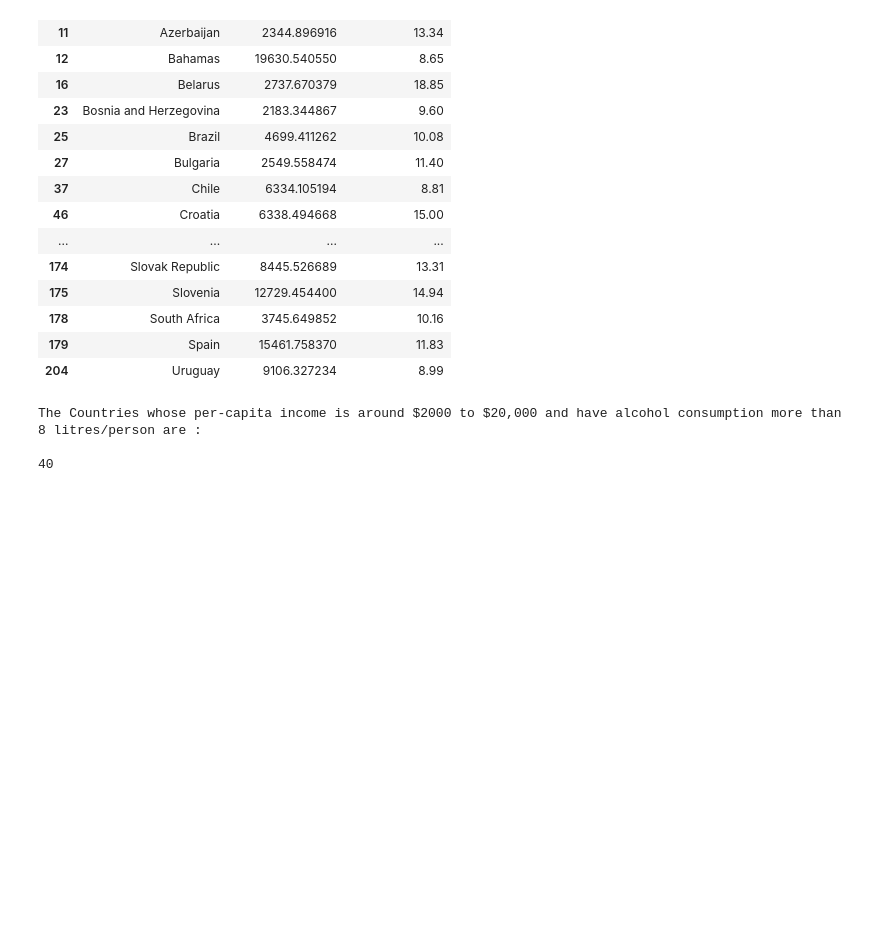
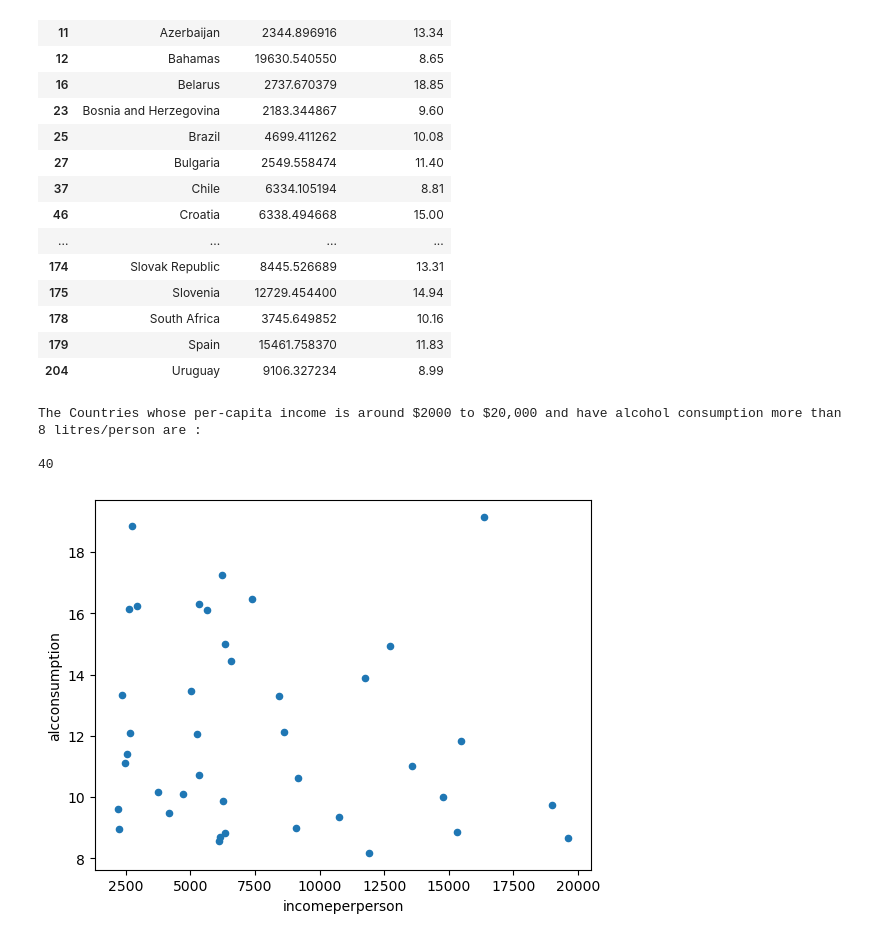
Before and after one commit to Demon-2-Angel/Sucide-Rate-Analysis, a Jupyter notebook: Data_viz_Research_QNS.ipynb, the cells around one changed output. Cells and saved outputs as stored; diff of their text form; code cells hidden in the pictures; blank space fills up the shorter version.

```diff
--- a/Data_viz_Research_QNS.ipynb
+++ b/Data_viz_Research_QNS.ipynb
@@ -345,3 +365,8 @@ print(len(subset3))
 The Countries whose per-capita income is around $2000 to $20,000 and have alcohol consumption more than 8 litres/person are :
 
 40
+# %%
+subset3.plot(x="incomeperperson", y="alcconsumption", kind="scatter")
+plt.show()
+# %% [output]
+[figure, added]
```
Also changed, not shown: parts of 1 cell of this notebook.
